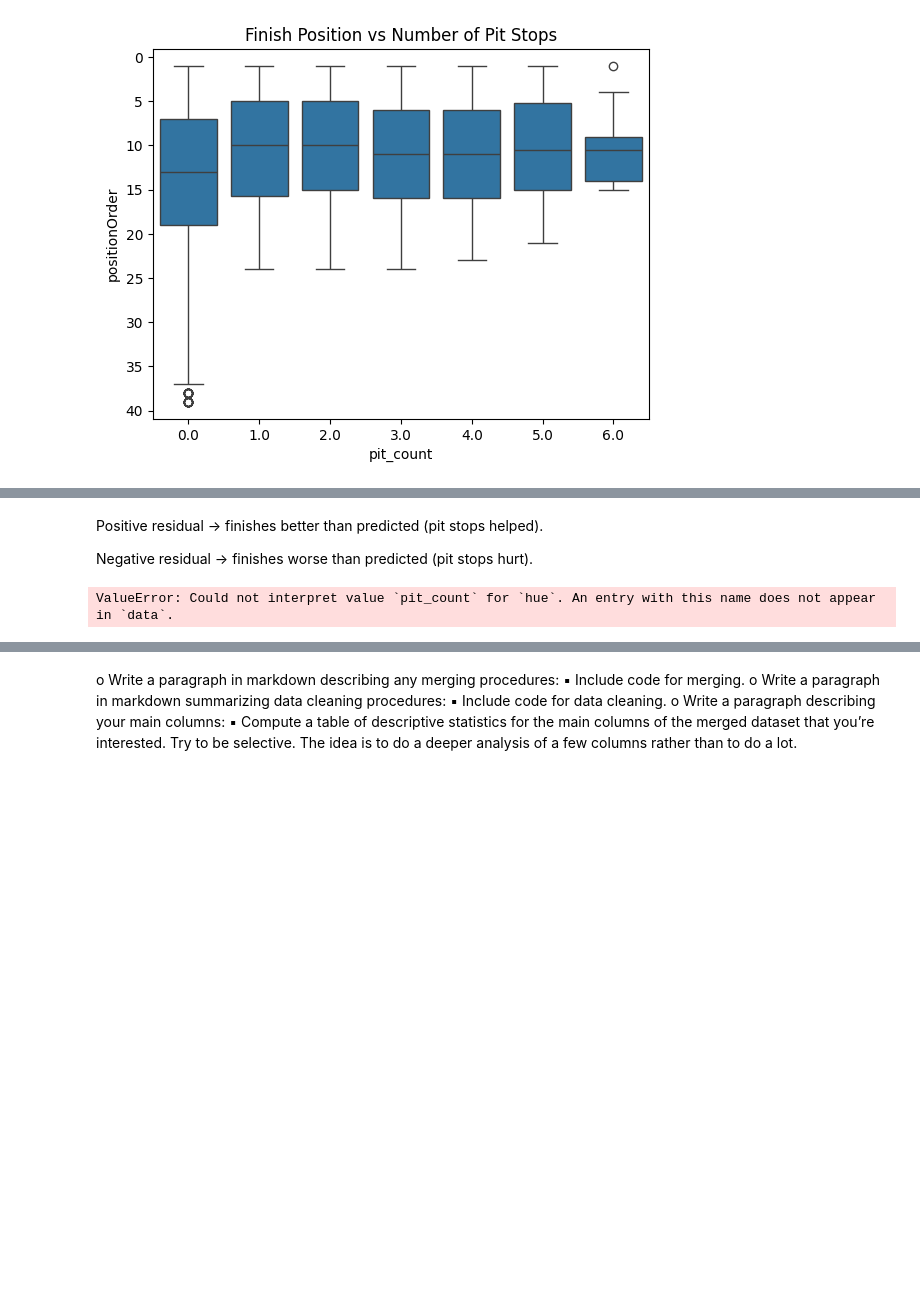
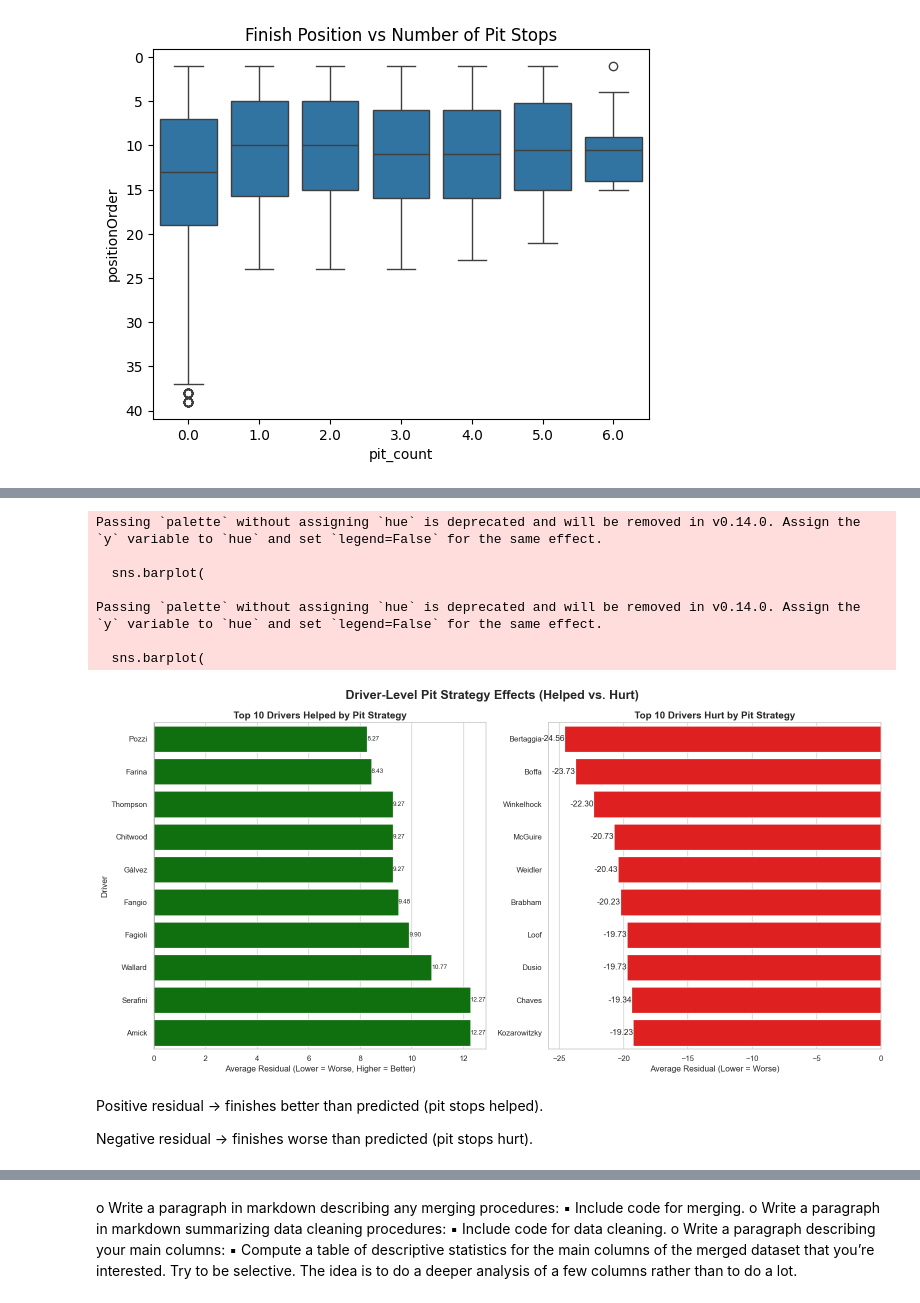
Before and after one commit to joycheng88/qtm151fall2025, a Jupyter notebook: Final Project/Final_Project_ver1.ipynb, the cells around one changed output, grey strips where cells are left out. Drawn from its saved outputs; the diff is of its cells as text; code cells hidden in the pictures; blank space fills up the shorter version.

```diff
--- a/Final Project/Final_Project_ver1.ipynb
+++ b/Final Project/Final_Project_ver1.ipynb
@@ -304,13 +273,69 @@ plt.show()
+# %%
+# Set style
+sns.set(style="whitegrid")
+
+# Prepare top 10 helped and top 10 hurt
+top_helped = driver_effects.sort_values("residual", ascending=False).head(10)
+top_hurt   = driver_effects.sort_values("residual", ascending=True).head(10)
+
+# Combined figure
+fig, axes = plt.subplots(1, 2, figsize=(16, 8), sharex=False)
+
+# ---------------------------------------------------------
+# LEFT: Top 10 Helped
+# ---------------------------------------------------------
+sns.barplot(
+    ax=axes[0],
+    x="residual",
+    y="surname",
+    data=top_helped.sort_values("residual"),
+    palette=["green"] * len(top_helped)  # green theme
+)
+
+axes[0].set_title("Top 10 Drivers Helped by Pit Strategy", fontsize=14, weight='bold')
+axes[0].set_xlabel("Average Residual (Lower = Worse, Higher = Better)")
+axes[0].set_ylabel("Driver")
+axes[0].axvline(0, color="black", linewidth=1)
+
+for i, v in enumerate(top_helped.sort_values("residual")["residual"]):
+    axes[0].text(v + 0.001, i, f"{v:.2f}", va='center', fontsize=9)
+
+# ---------------------------------------------------------
+# RIGHT: Top 10 Hurt
+# ---------------------------------------------------------
+sns.barplot(
+    ax=axes[1],
+    x="residual",
+    y="surname",
+    data=top_hurt.sort_values("residual"),
+    palette=["red"] * len(top_hurt)  # red theme
+)
+
+axes[1].set_title("Top 10 Drivers Hurt by Pit Strategy", fontsize=14, weight='bold')
+axes[1].set_xlabel("Average Residual (Lower = Worse)")
+axes[1].set_ylabel("")
+axes[1].axvline(0, color="black", linewidth=1)
+
+for i, v in enumerate(top_hurt.sort_values("residual")["residual"]):
+    axes[1].text(v - 0.001, i, f"{v:.2f}", va='center', ha='right', fontsize=12)
+
+# ---------------------------------------------------------
+# Final Layout
+# ---------------------------------------------------------
+plt.suptitle("Driver-Level Pit Strategy Effects (Helped vs. Hurt)", fontsize=18, weight='bold')
+plt.tight_layout()  # spacing for suptitle
+
+plt.show()
+# %% [output]
+Passing `palette` without assigning `hue` is deprecated and will be removed in v0.14.0. Assign the `y` variable to `hue` and set `legend=False` for the same effect.
+
+  sns.barplot(
+
+Passing `palette` without assigning `hue` is deprecated and will be removed in v0.14.0. Assign the `y` variable to `hue` and set `legend=False` for the same effect.
+
+  sns.barplot(
+[figure, added]
 # %% [markdown]
 Positive residual → finishes better than predicted (pit stops helped).
 
 Negative residual → finishes worse than predicted (pit stops hurt).
-# %%
-sns.scatterplot(x='lap', y='positionOrder', hue='pit_count', size='avg_pit_duration', data=df_pit_stops.merge(df_results, on=['raceId','driverId']), alpha=0.7)
-plt.gca().invert_yaxis()
-plt.title("Pit Stop Timing vs Finish Position")
-plt.xlabel("Lap Number of Pit Stop")
-plt.ylabel("Finish Position")
-plt.show()
-# %% [output]
-ValueError: Could not interpret value `pit_count` for `hue`. An entry with this name does not appear in `data`.
```
Also changed, not shown: parts of 40 cells of this notebook, 1 other file.
